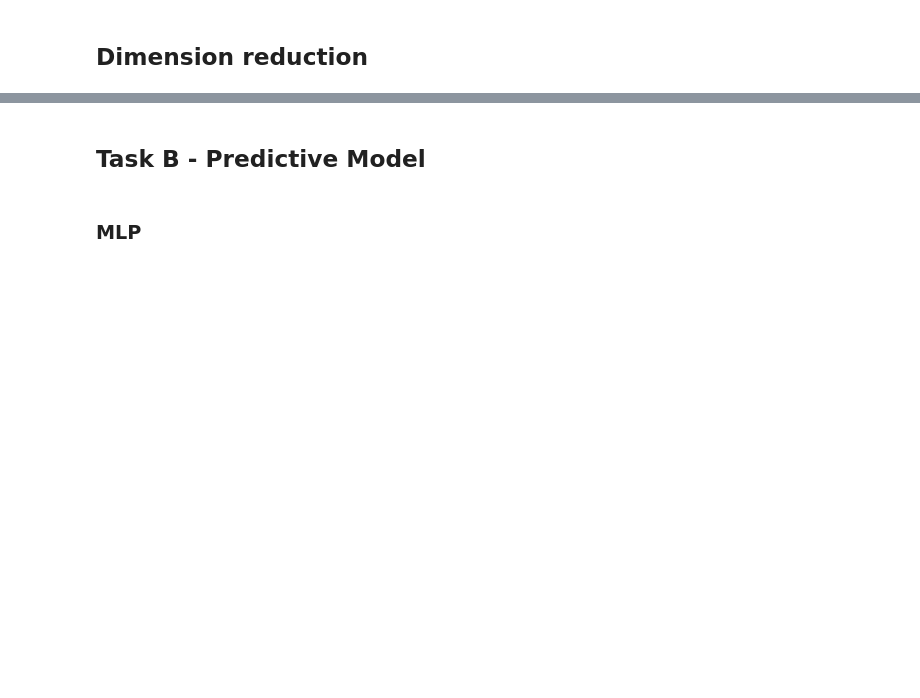
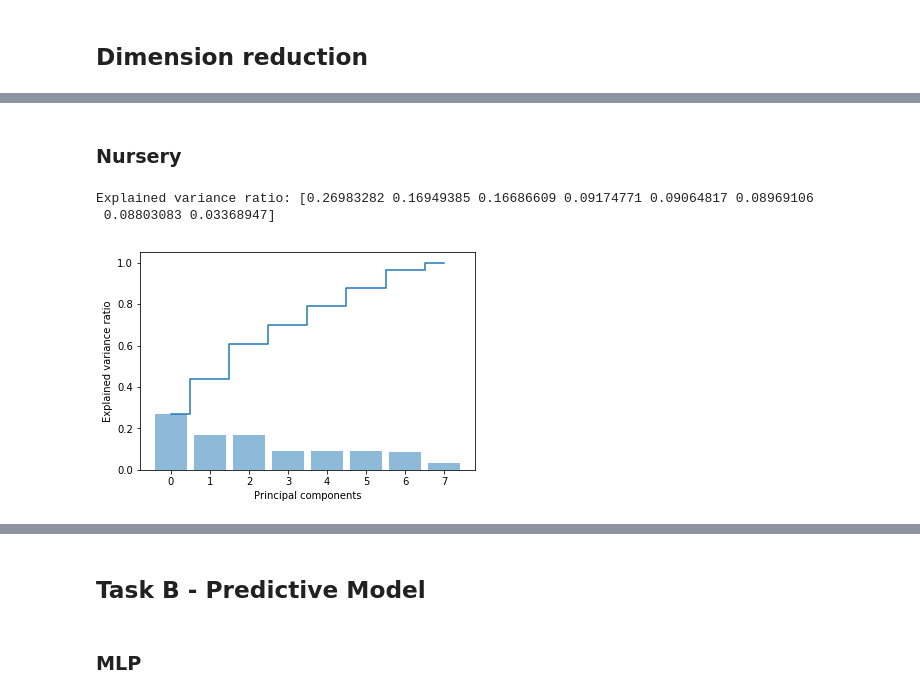
Before and after one commit to McKingly/ED-Data-Mining, a Jupyter notebook: Testing.ipynb, the cells around one changed output, grey strips where cells are left out. Drawn from its saved outputs; the diff is of its cells as text; code cells hidden in the pictures; blank space fills up the shorter version.

```diff
--- a/Testing.ipynb
+++ b/Testing.ipynb
@@ -256,0 +238,10 @@ print (sorted(scores, reverse = True))
+# %%
+test.fit(X_train2, y_train2)
+num_features = len(X_train2.columns)
+
+scores = []
+for i in range(num_features):
+    score = test.scores_[i]
+    scores.append((score, X_train2.columns[i]))
+
+print (sorted(scores, reverse = True))
@@ -256,0 +252,13 @@ print (sorted(scores, reverse = True))
+# %%
+from sklearn.feature_selection import chi2
+test = SelectKBest(score_func = chi2, k=2)
+# %%
+test.fit(X_train2, y_train2)
+num_features = len(X_train2.columns)
+
+scores = []
+for i in range(num_features):
+    score = test.scores_[i]
+    scores.append((score, X_train2.columns[i]))
+
+print (sorted(scores, reverse = True))
@@ -332,0 +361,18 @@ ax.grid()
+# %% [markdown]
+### Nursery
+# %%
+pca = PCA()
+principalComponents = pca.fit_transform(X_train2)
+
+print("Explained variance ratio:",pca.explained_variance_ratio_)
+range_value = pca.explained_variance_ratio_.shape[0]
+
+plt.bar(range(range_value), pca.explained_variance_ratio_, alpha=0.5, align='center')
+plt.step(range(range_value), np.cumsum(pca.explained_variance_ratio_), where='mid')
+plt.ylabel('Explained variance ratio')
+plt.xlabel('Principal components')
+plt.show()
+# %% [output]
+Explained variance ratio: [0.26983282 0.16949385 0.16686609 0.09174771 0.09064817 0.08969106
+ 0.08803083 0.03368947]
+[figure, added]
```
Also changed, not shown: parts of 35 cells of this notebook.
